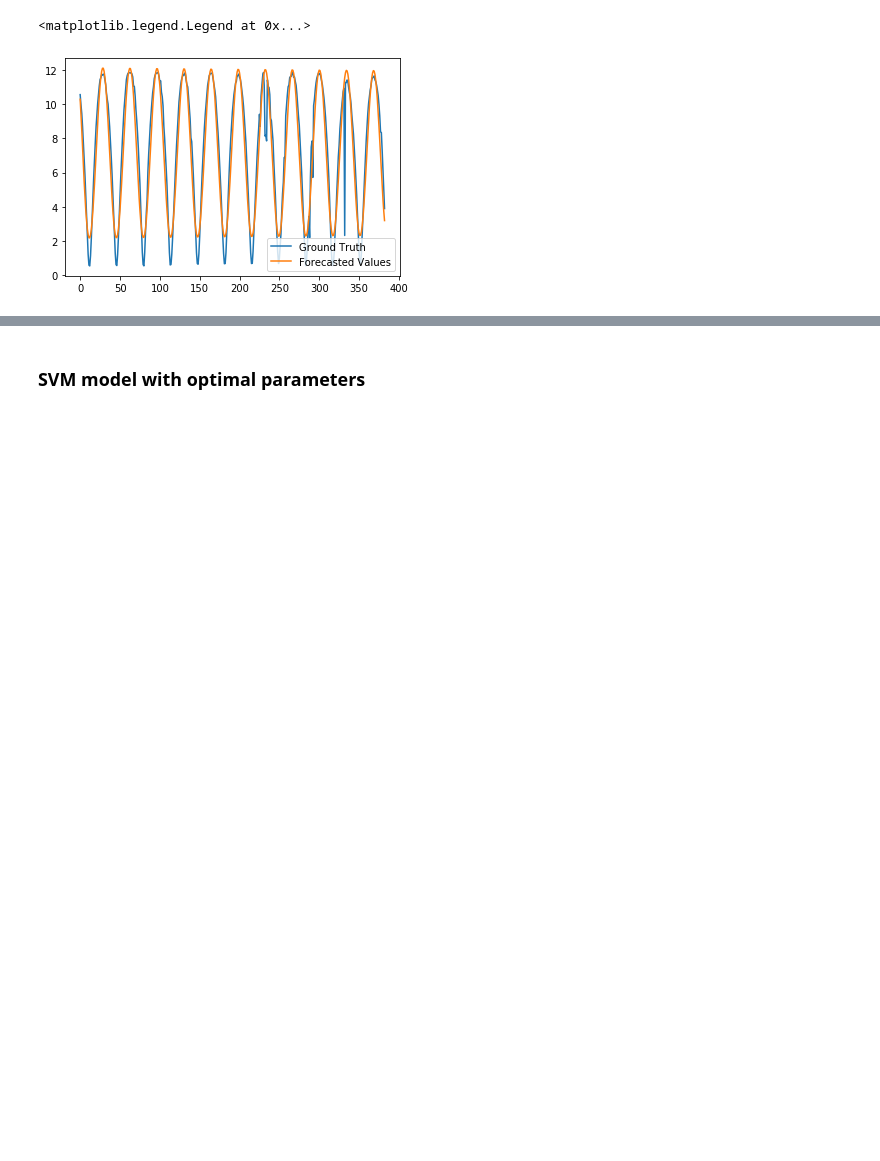
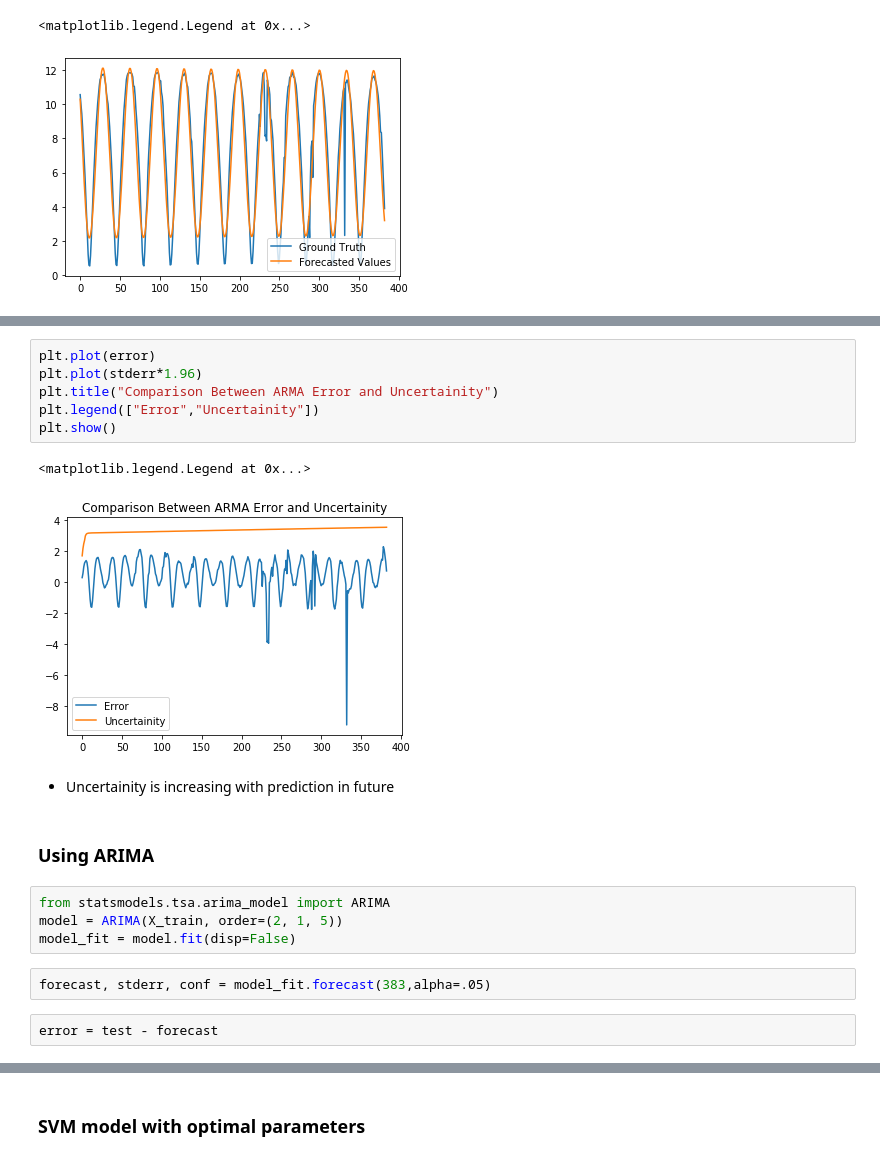
Before and after one commit to kkaran0908/Energy-Analysis, a Jupyter notebook: COMPARISON BETWEEN ALL MODELS (ARMA, GPR, SVR).ipynb, the cells around one changed output, grey strips where cells are left out. Cells and saved outputs as stored; diff of their text form; blank space fills up the shorter version.

```diff
--- a/COMPARISON BETWEEN ALL MODELS (ARMA, GPR, SVR).ipynb
+++ b/COMPARISON BETWEEN ALL MODELS (ARMA, GPR, SVR).ipynb
@@ -187,0 +226,21 @@ plt.legend(["Ground Truth","Forecasted Values"])
+# %%
+plt.plot(error)
+plt.plot(stderr*1.96)
+plt.title("Comparison Between ARMA Error and Uncertainity")
+plt.legend(["Error","Uncertainity"])
+plt.show()
+# %% [output]
+<matplotlib.legend.Legend at 0x...>
+[figure, added]
+# %% [markdown]
+- Uncertainity is increasing with prediction in future
+# %% [markdown]
+### Using ARIMA
+# %%
+from statsmodels.tsa.arima_model import ARIMA
+model = ARIMA(X_train, order=(2, 1, 5))
+model_fit = model.fit(disp=False)
+# %%
+forecast, stderr, conf = model_fit.forecast(383,alpha=.05)
+# %%
+error = test - forecast
```
Also changed, not shown: parts of 10 cells of this notebook.
